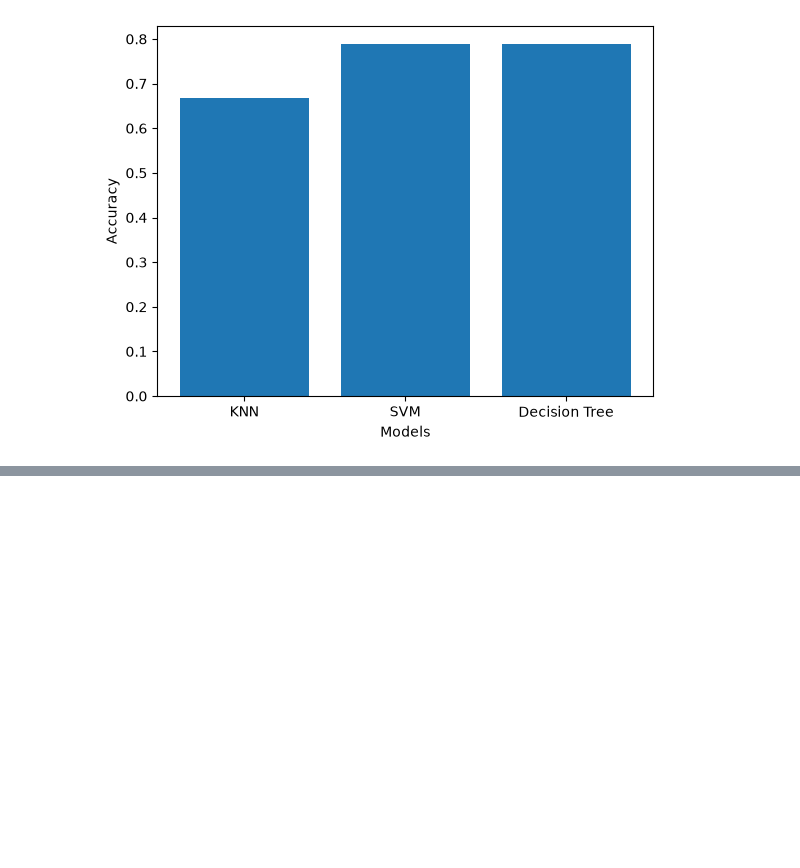
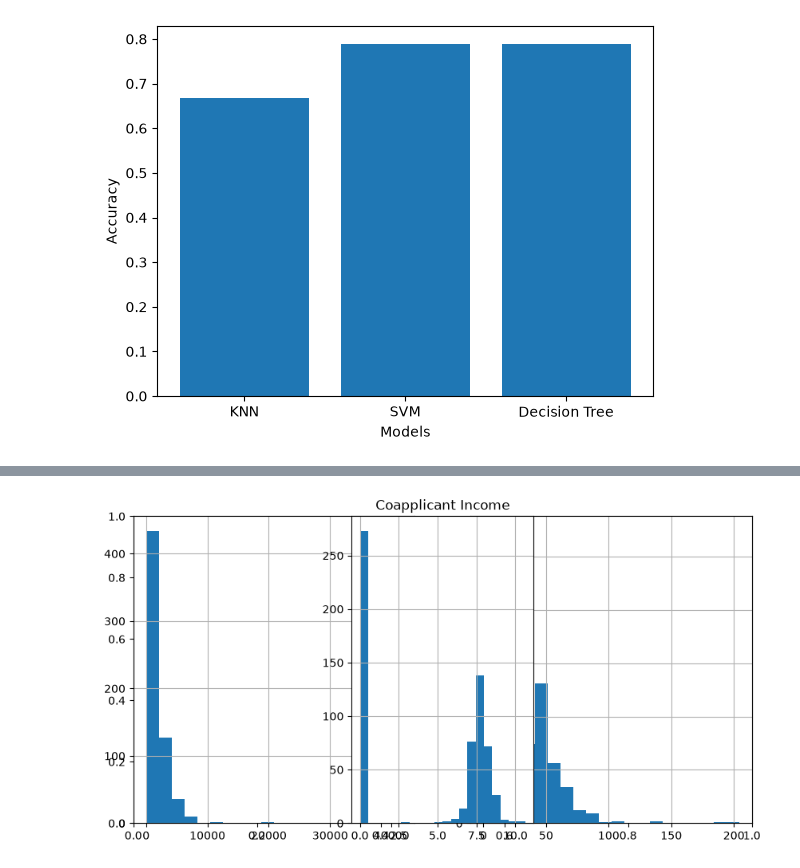
Before and after one commit to revanth01-code/ML-Loan-prediction-, a Jupyter notebook: m.ipynb, the cells around one changed output, grey strips where cells are left out. Cells and saved outputs as stored; diff of their text form; code cells hidden in the pictures; blank space fills up the shorter version.

```diff
--- a/m.ipynb
+++ b/m.ipynb
@@ -884,0 +936,21 @@ plt.show()
+# %%
+train['CoapplicantIncome_log_offset'] = np.log(train['CoapplicantIncome'] + 1)
+# %%
+# sqrt on coapplicant
+train['CoapplicantIncome_log'] = np.sqrt(train['CoapplicantIncome'])
+# %%
+plt.figure(figsize = (10,5))
+plt.title("Coapplicant Income")
+
+plt.subplot(121)
+train['CoapplicantIncome'].hist(bins=20)
+
+plt.subplot(122)
+train['CoapplicantIncome_log'].hist(bins=20)
+
+plt.subplot(132)
+train['CoapplicantIncome_log_offset'].hist(bins=20)
+
+plt.show()
+# %% [output]
+[figure, added]
```
Also changed, not shown: parts of 22 cells of this notebook, 1 other file.
